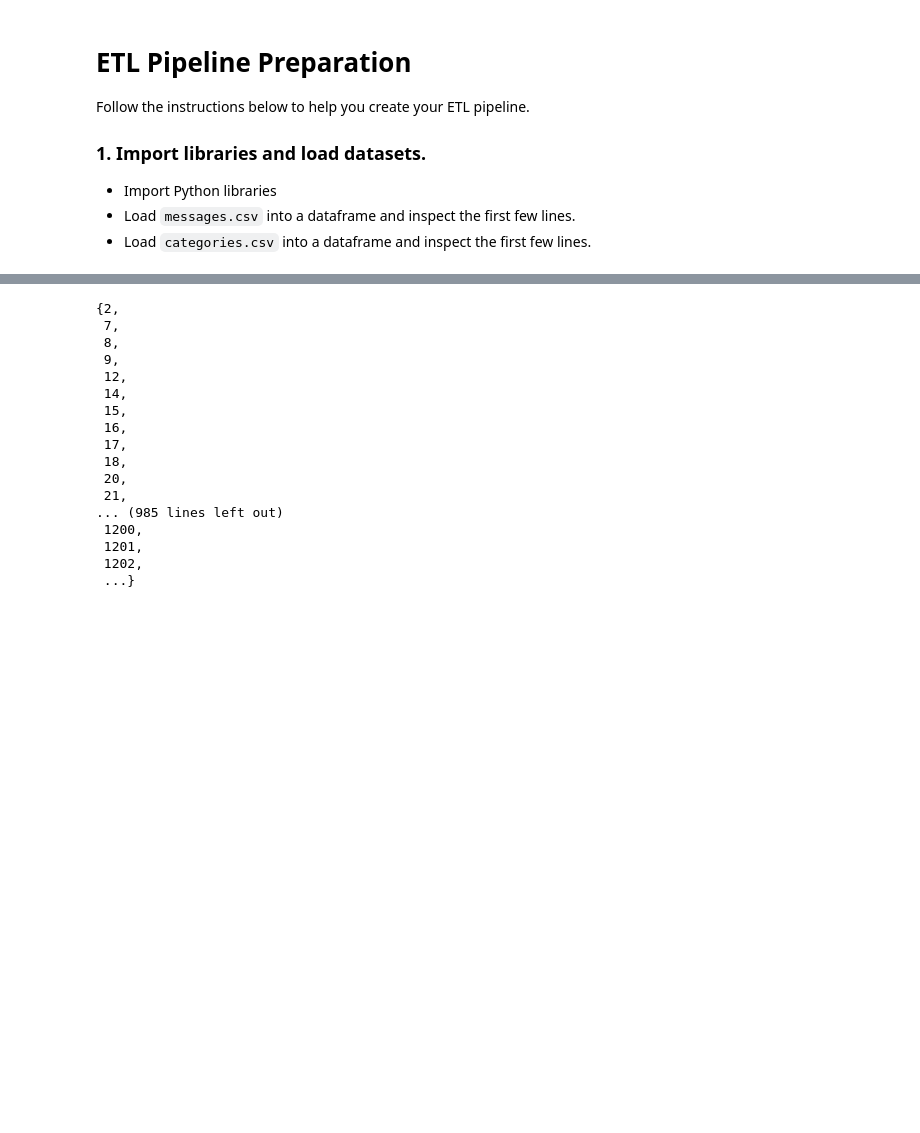
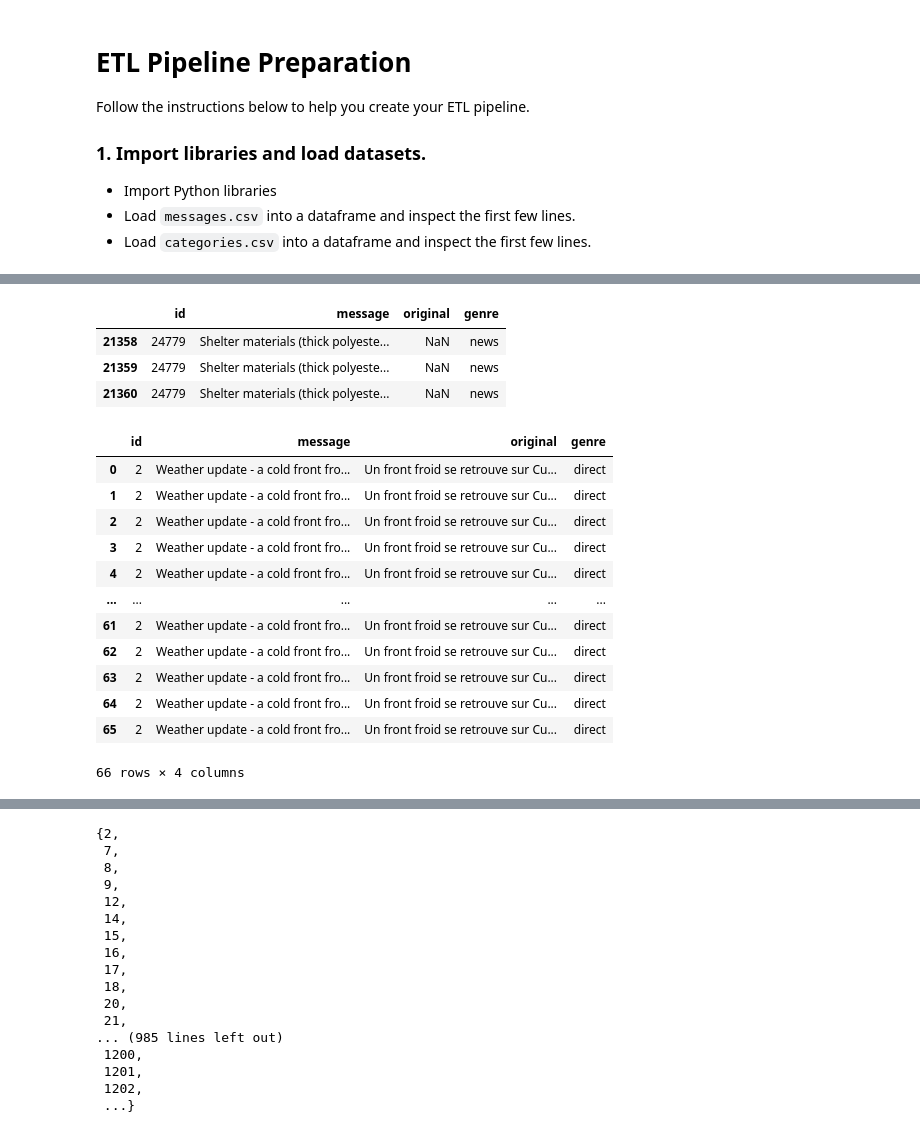
Before and after one commit to jaeyoun-chang/udacity_project_2, a Jupyter notebook: ETL Pipeline Preparation.ipynb, the cells around one changed output, grey strips where cells are left out. Cells and saved outputs as stored; diff of their text form; code cells hidden in the pictures; blank space fills up the shorter version.

Commit message:
shape_check

```diff
--- a/ETL Pipeline Preparation.ipynb
+++ b/ETL Pipeline Preparation.ipynb
@@ -10,6 +10,7 @@ import pandas as pd
 import numpy as np
 # %%
 # load messages dataset
-messages = pd.read_csv('messages.csv')
+messages = pd.read_csv('messages.csv').drop_duplicates()
+print(messages.shape)
 messages.head()
 # %% [output]
@@ -33,3 +48,28 @@ categories.head()
+# %%
+messages[messages.id == 24779]
+# %% [output]
+|  | id | message | original | genre |
+| 21358 | 24779 | Shelter materials (thick polyeste... | NaN | news |
+| 21359 | 24779 | Shelter materials (thick polyeste... | NaN | news |
+| 21360 | 24779 | Shelter materials (thick polyeste... | NaN | news |
+# %%
+mc = messages.merge(messages.id.value_counts())
+# %%
+mc
+# %% [output]
+|  | id | message | original | genre |
+| 0 | 2 | Weather update - a cold front fro... | Un front froid se retrouve sur Cu... | direct |
+| 1 | 2 | Weather update - a cold front fro... | Un front froid se retrouve sur Cu... | direct |
+| 2 | 2 | Weather update - a cold front fro... | Un front froid se retrouve sur Cu... | direct |
+| 3 | 2 | Weather update - a cold front fro... | Un front froid se retrouve sur Cu... | direct |
+| 4 | 2 | Weather update - a cold front fro... | Un front froid se retrouve sur Cu... | direct |
+| ... | ... | ... | ... | ... |
+| 61 | 2 | Weather update - a cold front fro... | Un front froid se retrouve sur Cu... | direct |
+| 62 | 2 | Weather update - a cold front fro... | Un front froid se retrouve sur Cu... | direct |
+| 63 | 2 | Weather update - a cold front fro... | Un front froid se retrouve sur Cu... | direct |
+| 64 | 2 | Weather update - a cold front fro... | Un front froid se retrouve sur Cu... | direct |
+| 65 | 2 | Weather update - a cold front fro... | Un front froid se retrouve sur Cu... | direct |
+66 rows × 4 columns
 # %%
 print (messages.shape)
 print (categories.shape)
```
Also changed, not shown: parts of 8 cells of this notebook.
